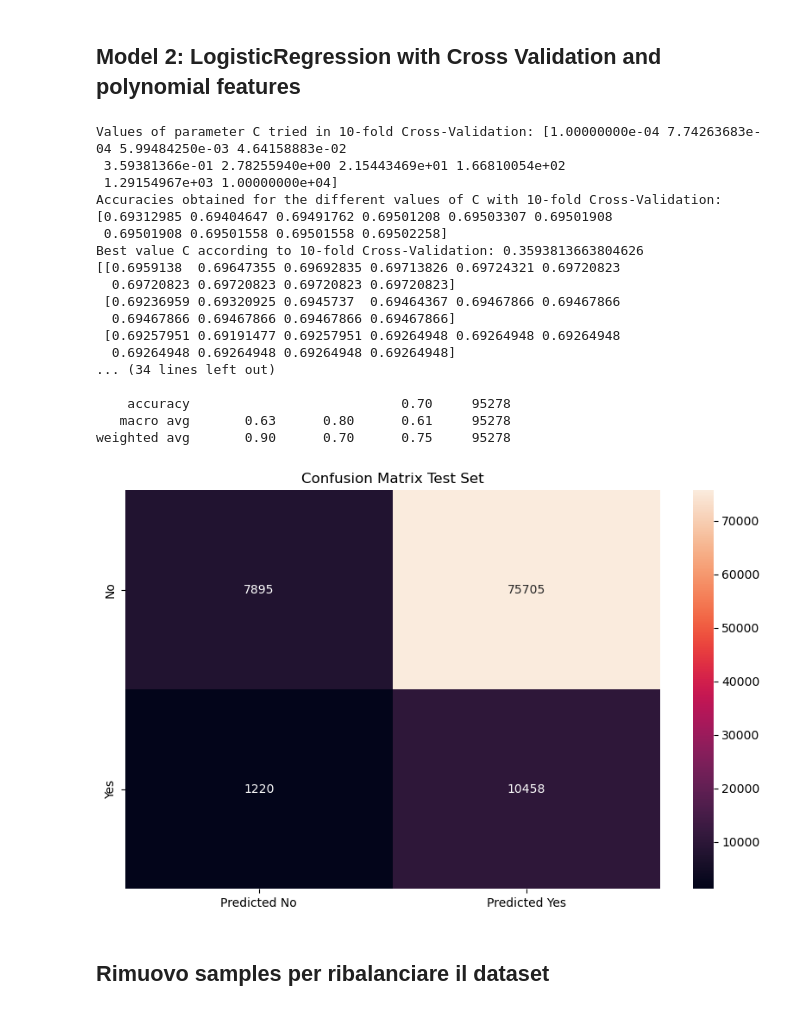
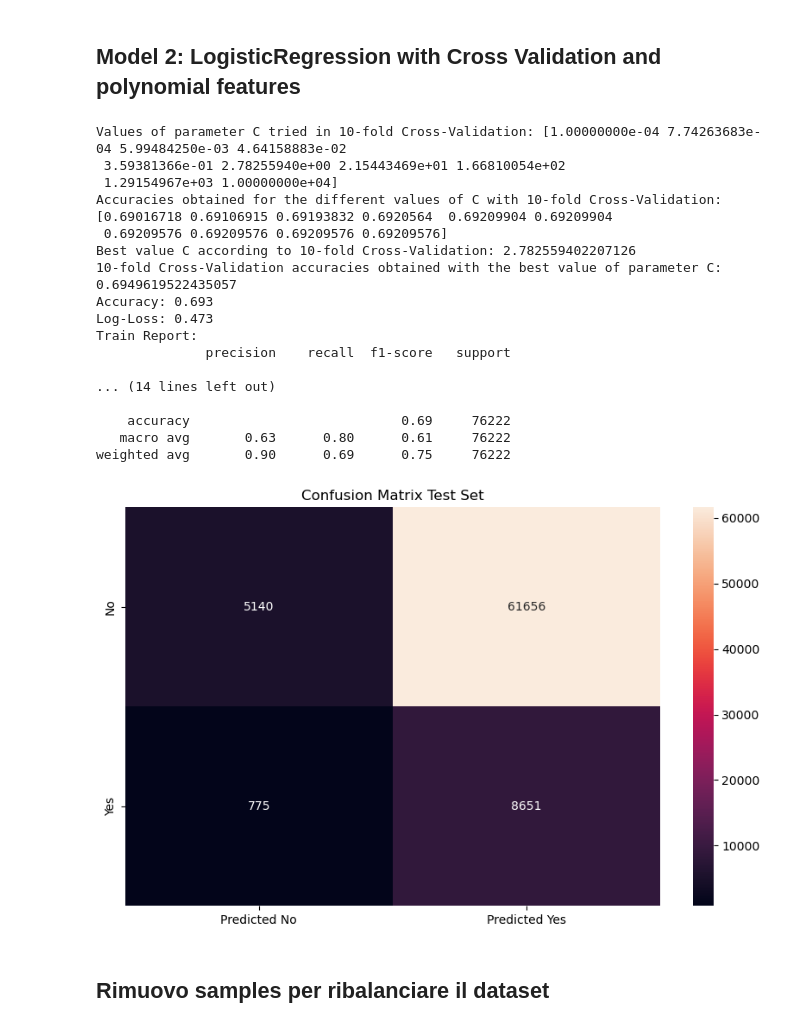
Before and after one commit to EnricoMiche1210760/Predicting_Insurance_Cross_Sell_Opportunities, a Jupyter notebook: main.ipynb, the cells around one changed output. Cells and saved outputs as stored; diff of their text form; code cells hidden in the pictures.

```diff
--- a/main.ipynb
+++ b/main.ipynb
@@ -156,17 +178,8 @@ Y
 array([1, 0, 1, ..., 0, 0, 0])
 # %%
 RANDOM_SEED = 42
-m = X.shape[0]
-m_train = int(m * 0.75)
-m_test = m - m_train
 
-random_indices = np.random.permutation(m)
-X_rand = X[random_indices]
-Y_rand = Y[random_indices]
-
-X_training, X_test, Y_training, Y_test = train_test_split(X_rand, Y_rand, test_size =float(m_test)/float(m), random_state = RANDOM_SEED)
-
-print(Y_training)
+X_training, X_test, Y_training, Y_test = random_split_train_test_set(X, Y, test_size=0.20, random_state = RANDOM_SEED)
 
 m_training = X_training.shape[0]
 m_test = X_test.shape[0]
@@ -262,22 +262,20 @@ plt.show()
 # %%
 from sklearn.linear_model import LogisticRegressionCV
 # %%
-def logistic_regression_CV(X_training, Y_training):
-    log_reg_cv = LogisticRegressionCV(Cs=10, cv=10, penalty='l2', class_weight='balanced')
+def logistic_regression_CV(X_training, Y_training, cv=10, penalty='l2', solver="lbfgs" ,class_weight='balanced'):
+    log_reg_cv = LogisticRegressionCV(Cs=10, cv=cv, penalty=penalty, class_weight=class_weight, solver=solver)
     log_reg_cv.fit(X_training, Y_training)
 
-    print("Values of parameter C tried in 10-fold Cross-Validation: {}".format( log_reg_cv.Cs_ ))
+    print("Values of parameter C tried in {}-fold Cross-Validation: {}".format(cv, log_reg_cv.Cs_ ))
     CV_accuracies = np.divide(np.sum(log_reg_cv.scores_[1],0),10)
-    print("Accuracies obtained for the different values of C with 10-fold Cross-Validation: {}".format( CV_accuracies ))
+    print("Accuracies obtained for the different values of C with {}-fold Cross-Validation: {}".format(cv, CV_accuracies ))
 
-    print("Best value C according to 10-fold Cross-Validation: {}".format( log_reg_cv.C_[0] ))
+    print("Best value C according to {}-fold Cross-Validation: {}".format(cv, log_reg_cv.C_[0] ))
 
-    # let's store the best CV accuracy, and then print it
-    print(log_reg_cv.scores_[1])
     regL2_best_CV_accuracy = np.max(log_reg_cv.scores_[1])
-    print("10-fold Cross-Validation accuracies obtained with the best value of parameter C: {}".format( regL2_best_CV_accuracy ))
+    print("{}-fold Cross-Validation accuracies obtained with the best value of parameter C: {}".format(cv, regL2_best_CV_accuracy))
 
-    regL2_full = LogisticRegression(C = log_reg_cv.C_[0], penalty='l2', class_weight='balanced')
+    regL2_full = LogisticRegression(C = log_reg_cv.C_[0], penalty=penalty, class_weight=class_weight, solver=solver)
 
 
     #fit the model using the best C on the entire training set
@@ -289,36 +287,31 @@ def logistic_regression_CV(X_training, Y_training):
 # %%
 regL2_full = logistic_regression_CV(X_training, Y_training)
 
 evaluate_model(regL2_full, (X_test, Y_test), scaler=std_scaler, train_test_dataset='Test', print_report=True)
 
 y_pred_proba_test = regL2_full.predict_proba(X_test)
 y_pred_test = regL2_full.predict(X_test)
 confusion_matrix_test = confusion_matrix(Y_test, y_pred_test)
 
-plt.figure(figsize=(10, 6))
-ax = sns.heatmap(data=confusion_matrix_test, annot=True, fmt='g')
-plt.title("Confusion Matrix Test Set")
-ax.xaxis.set_ticklabels(['Predicted No', 'Predicted Yes'])
-ax.yaxis.set_ticklabels(['No', 'Yes'])
-plt.show()
+plot_confusion_matrix(confusion_matrix_test, "Confusion Matrix Test Set")
 # %% [output]
 Values of parameter C tried in 10-fold Cross-Validation: [1.00000000e-04 7.74263683e-04 5.99484250e-03 4.64158883e-02
  3.59381366e-01 2.78255940e+00 2.15443469e+01 1.66810054e+02
  1.29154967e+03 1.00000000e+04]
-Accuracies obtained for the different values of C with 10-fold Cross-Validation: [0.69312985 0.69404647 0.69491762 0.69501208 0.69503307 0.69501908
- 0.69501908 0.69501558 0.69501558 0.69502258]
-Best value C according to 10-fold Cross-Validation: 0.3593813663804626
-[[0.6959138  0.69647355 0.69692835 0.69713826 0.69724321 0.69720823
-  0.69720823 0.69720823 0.69720823 0.69720823]
- [0.69236959 0.69320925 0.6945737  0.69464367 0.69467866 0.69467866
-  0.69467866 0.69467866 0.69467866 0.69467866]
- [0.69257951 0.69191477 0.69257951 0.69264948 0.69264948 0.69264948
-  0.69264948 0.69264948 0.69264948 0.69264948]
-... (34 lines left out)
+Accuracies obtained for the different values of C with 10-fold Cross-Validation: [0.69016718 0.69106915 0.69193832 0.6920564  0.69209904 0.69209904
+ 0.69209576 0.69209576 0.69209576 0.69209576]
+Best value C according to 10-fold Cross-Validation: 2.782559402207126
+10-fold Cross-Validation accuracies obtained with the best value of parameter C: 0.6949619522435057
+Accuracy: 0.693
+Log-Loss: 0.473
+Train Report:
+              precision    recall  f1-score   support
 
-    accuracy                           0.70     95278
-   macro avg       0.63      0.80      0.61     95278
-weighted avg       0.90      0.70      0.75     95278
+... (14 lines left out)
+
+    accuracy                           0.69     76222
+   macro avg       0.63      0.80      0.61     76222
+weighted avg       0.90      0.69      0.75     76222
-[figure, old version]
+[figure, new version]
 # %% [markdown]
 ## Rimuovo samples per ribalanciare il dataset
```
Also changed, not shown: parts of 35 cells of this notebook.
